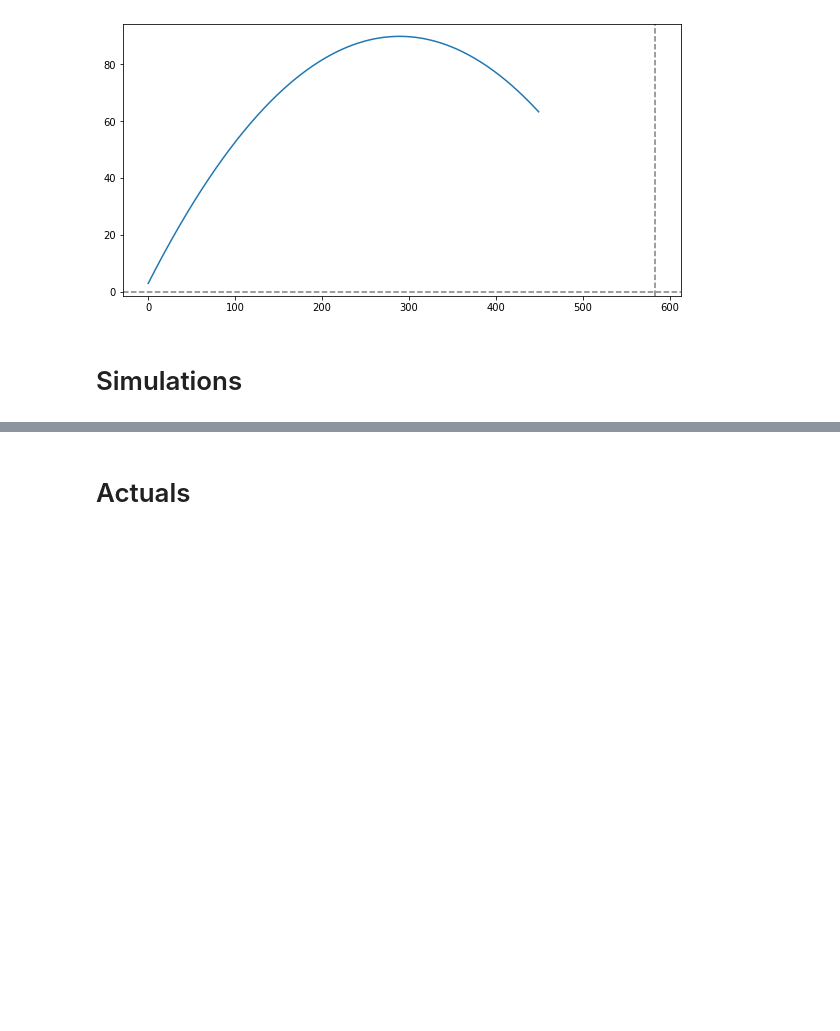
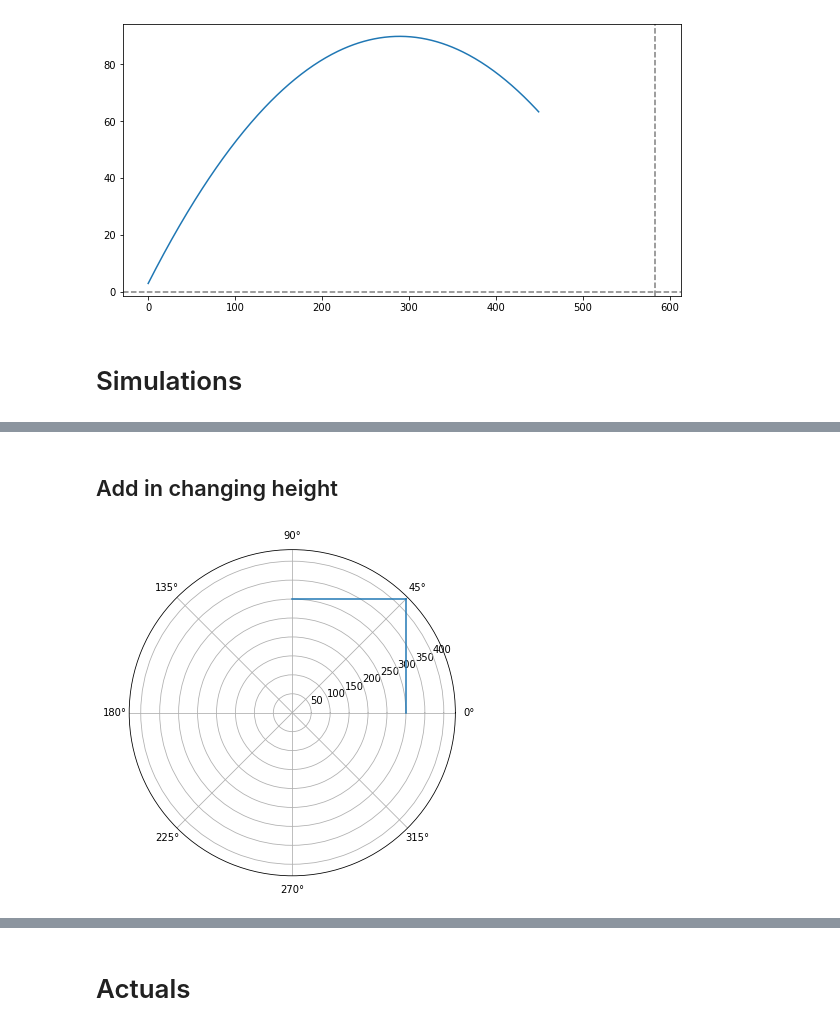
Before and after one commit to dantegates/mlb-statcast, a Jupyter notebook: estimating-field-dimensions.ipynb, the cells around one changed output, grey strips where cells are left out. Drawn from its saved outputs; the diff is of its cells as text; code cells hidden in the pictures; blank space fills up the shorter version.

```diff
--- a/estimating-field-dimensions.ipynb
+++ b/estimating-field-dimensions.ipynb
@@ -140,0 +147,15 @@ plt.hist(idata.posterior.p.mean(axis=(0, 1)))
+# %% [markdown]
+## Add in changing height
+# %%
+fig, ax = plt.subplots(figsize=(6, 6), subplot_kw={'projection': 'polar'})
+
+
+outfield_dimensions = [
+    (0,         np.pi / 4, 300, 300 / np.cos(np.pi / 4)),
+    (np.pi / 4, np.pi / 2, 300 / np.cos(np.pi/2 - np.pi/4), 300),
+]
+
+for (θmin, θmax, r1, r2) in outfield_dimensions:
+    ax.plot([θmin, θmax], [r1, r2], color='C0')
+# %% [output]
+[figure, added]
```
Also changed, not shown: parts of 15 cells of this notebook.
